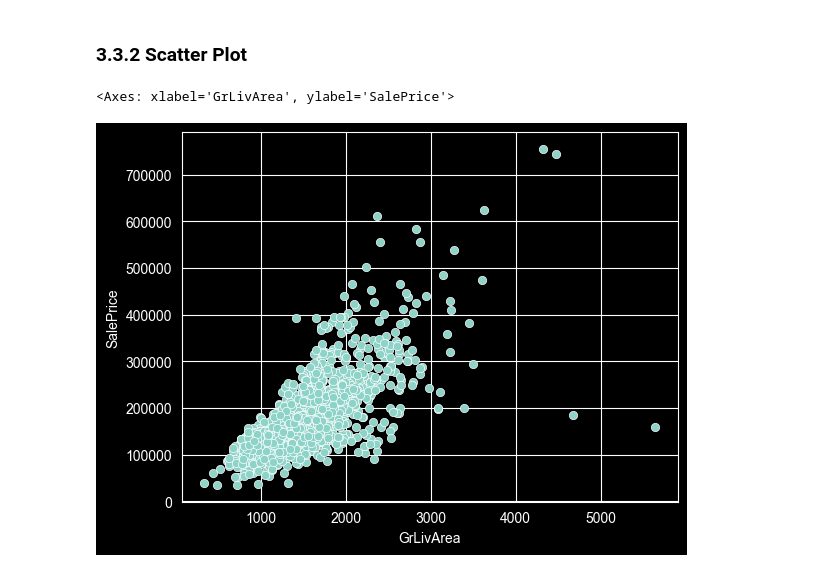
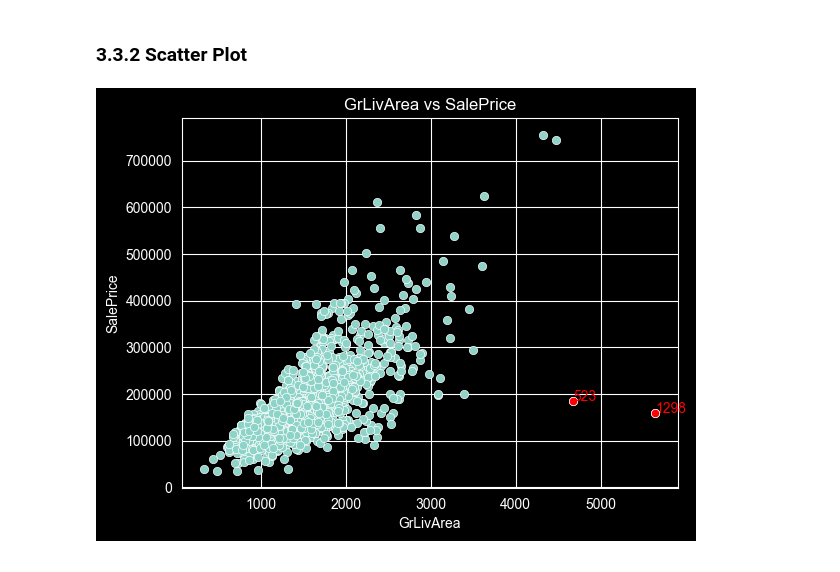
Before and after one commit to pinithasavidya617/pandas-data-analysis-practice, a Jupyter notebook: Data Processing Project/ames_analysis.ipynb, the cells around one changed output. Cells and saved outputs as stored; diff of their text form; code cells hidden in the pictures.

```diff
--- a/Data Processing Project/ames_analysis.ipynb
+++ b/Data Processing Project/ames_analysis.ipynb
@@ -622,6 +622,18 @@ plt.show()
 ### 3.3.2 Scatter Plot
 # %%
 sns.scatterplot(x=df['GrLivArea'], y=df['SalePrice'])
+
+outliers = df[(df['GrLivArea'] > 4000) & (df['SalePrice'] < 300000)]
+
+sns.scatterplot(x=outliers['GrLivArea'], y=outliers['SalePrice'], color='red')
+
+for i in outliers.index:
+    plt.text(df.loc[i, 'GrLivArea'], df.loc[i, 'SalePrice'], str(i), color='red')
+
+plt.xlabel('GrLivArea')
+plt.ylabel('SalePrice')
+plt.title('GrLivArea vs SalePrice')
+
+plt.show()
 # %% [output]
-<Axes: xlabel='GrLivArea', ylabel='SalePrice'>
-[figure, old version]
+[figure, new version]
```
Also changed, not shown: parts of 8 cells of this notebook.
